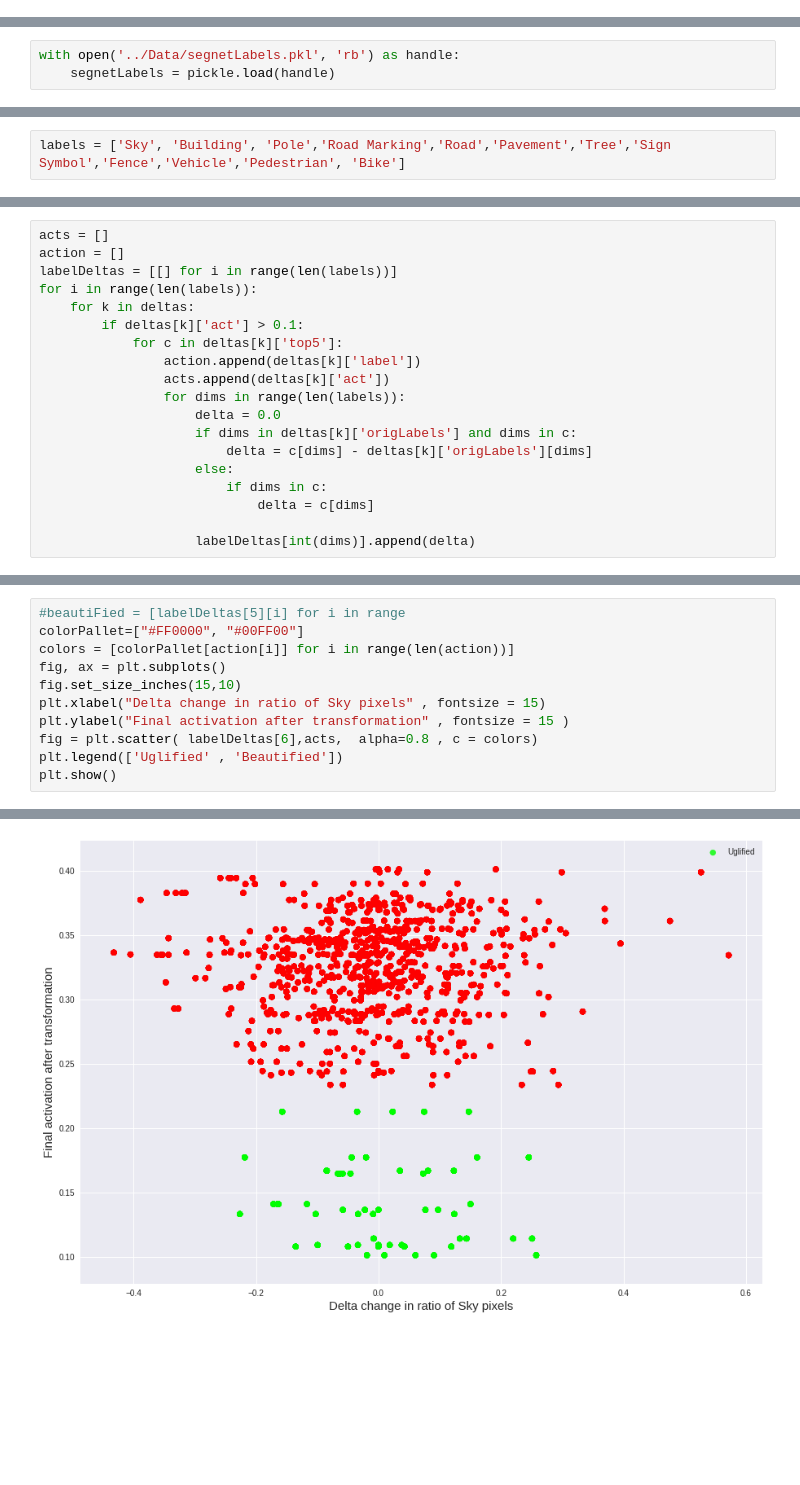
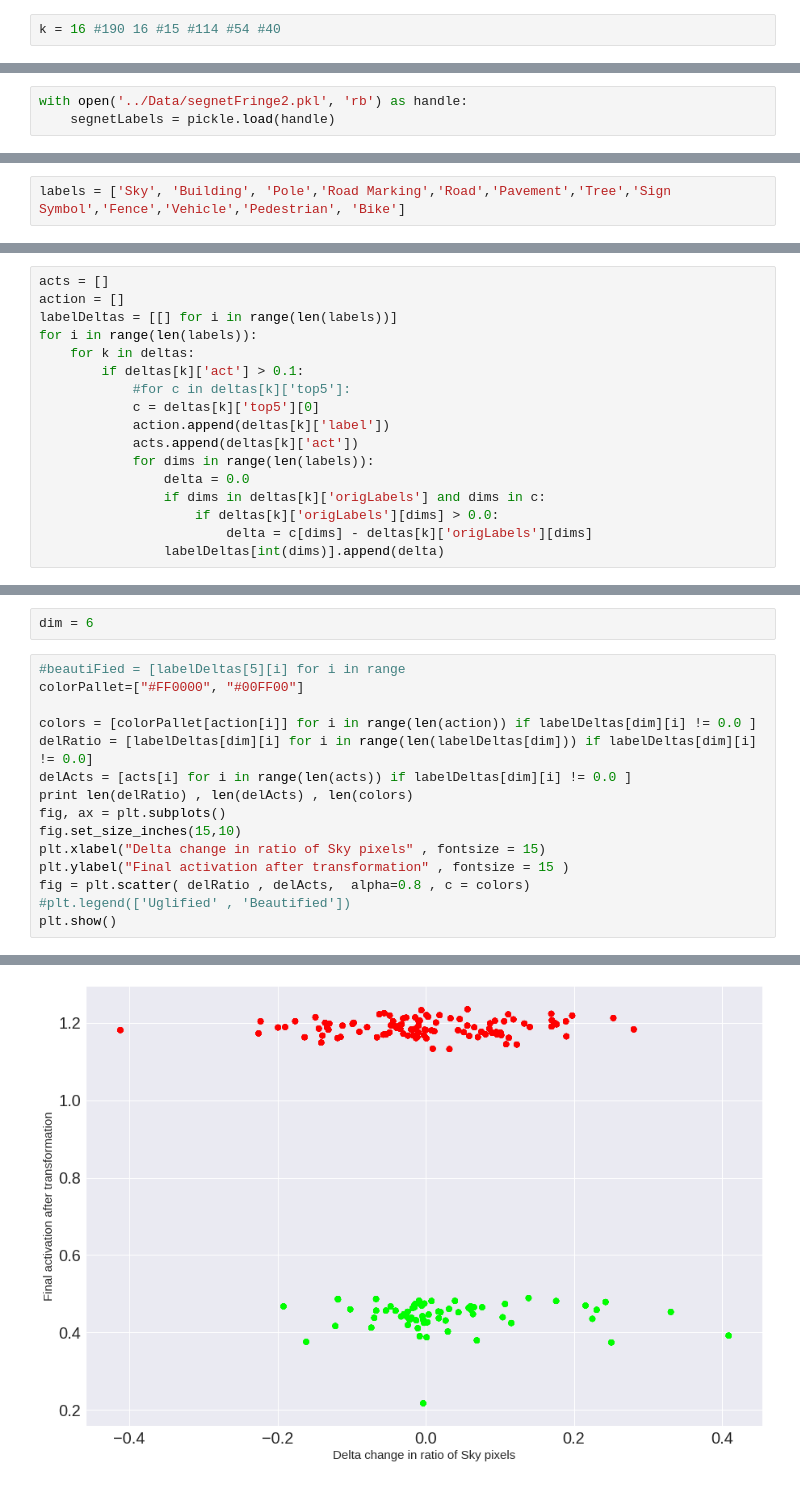
Before and after one commit to sagarjoglekar/ExplainingUrbanEmotions, a Jupyter notebook: notebooks/RetreivalPipeline.ipynb, the cells around one changed output, grey strips where cells are left out. Drawn from its saved outputs; the diff is of its cells as text; blank space fills up the shorter version.

```diff
--- a/notebooks/RetreivalPipeline.ipynb
+++ b/notebooks/RetreivalPipeline.ipynb
@@ -291,0 +302,2 @@ retreivedDf.iloc[11]['XformPath'].split('/')[-1].split('_')
+# %%
+k = 16 #190 16 #15 #114 #54 #40
@@ -292,5 +325,5 @@ retreivedDf.iloc[11]['XformPath'].split('/')[-1].split('_')
 # %%
-with open('../Data/segnetLabels.pkl', 'rb') as handle:
+with open('../Data/segnetFringe2.pkl', 'rb') as handle:
     segnetLabels = pickle.load(handle)
 # %%
 #segnetLabels.keys()
@@ -385,15 +410,13 @@ labelDeltas = [[] for i in range(len(labels))]
 for i in range(len(labels)):
     for k in deltas:
         if deltas[k]['act'] > 0.1:
-            for c in deltas[k]['top5']:
-                action.append(deltas[k]['label'])
-                acts.append(deltas[k]['act'])
-                for dims in range(len(labels)):
-                    delta = 0.0
-                    if dims in deltas[k]['origLabels'] and dims in c:
+            #for c in deltas[k]['top5']:
+            c = deltas[k]['top5'][0]
+            action.append(deltas[k]['label'])
+            acts.append(deltas[k]['act'])
+            for dims in range(len(labels)):
+                delta = 0.0
+                if dims in deltas[k]['origLabels'] and dims in c:
+                    if deltas[k]['origLabels'][dims] > 0.0:
                         delta = c[dims] - deltas[k]['origLabels'][dims]
-                    else:
-                        if dims in c:
-                            delta = c[dims]
-
-                    labelDeltas[int(dims)].append(delta)
+                labelDeltas[int(dims)].append(delta)
@@ -402,12 +423,18 @@ for i in range(len(labels)):
+# %%
+dim = 6
 # %%
 #beautiFied = [labelDeltas[5][i] for i in range
 colorPallet=["#FF0000", "#00FF00"]
-colors = [colorPallet[action[i]] for i in range(len(action))]
+
+colors = [colorPallet[action[i]] for i in range(len(action)) if labelDeltas[dim][i] != 0.0 ]
+delRatio = [labelDeltas[dim][i] for i in range(len(labelDeltas[dim])) if labelDeltas[dim][i] != 0.0]
+delActs = [acts[i] for i in range(len(acts)) if labelDeltas[dim][i] != 0.0 ]
+print len(delRatio) , len(delActs) , len(colors)
 fig, ax = plt.subplots()
 fig.set_size_inches(15,10)
 plt.xlabel("Delta change in ratio of Sky pixels" , fontsize = 15)
 plt.ylabel("Final activation after transformation" , fontsize = 15 )
-fig = plt.scatter( labelDeltas[6],acts,  alpha=0.8 , c = colors)
-plt.legend(['Uglified' , 'Beautified'])
+fig = plt.scatter( delRatio , delActs,  alpha=0.8 , c = colors)
+#plt.legend(['Uglified' , 'Beautified'])
 plt.show()
 # %% [output]
@@ -414 +442 @@ plt.show()
-[figure, old version]
+[figure, new version]
```
Also changed, not shown: parts of 80 cells of this notebook, 2 other files.
